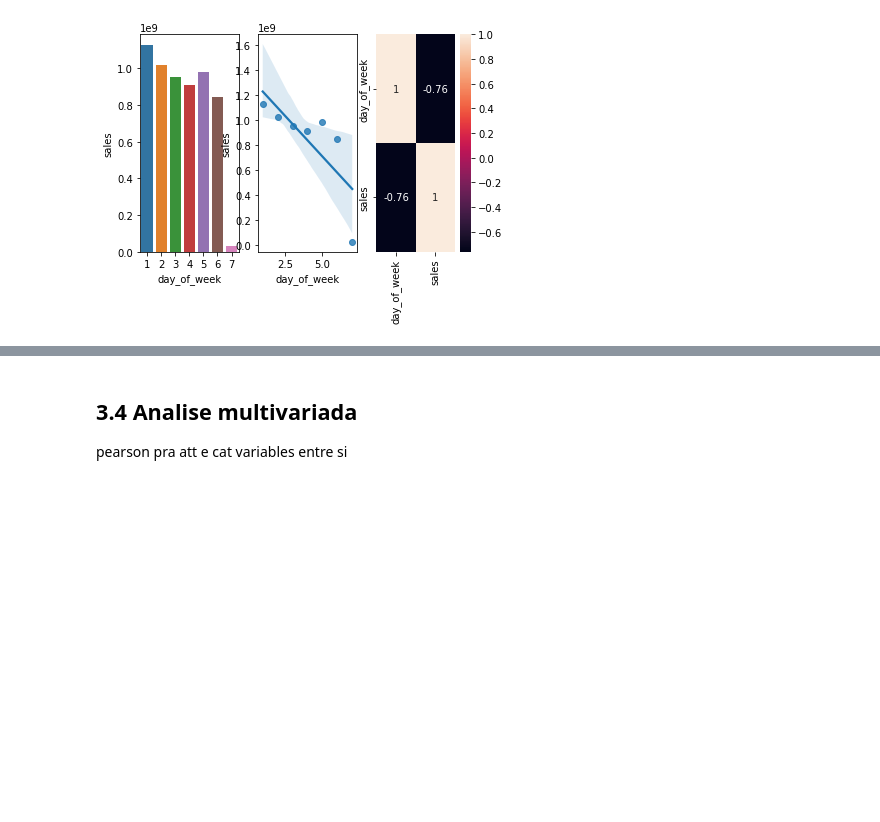
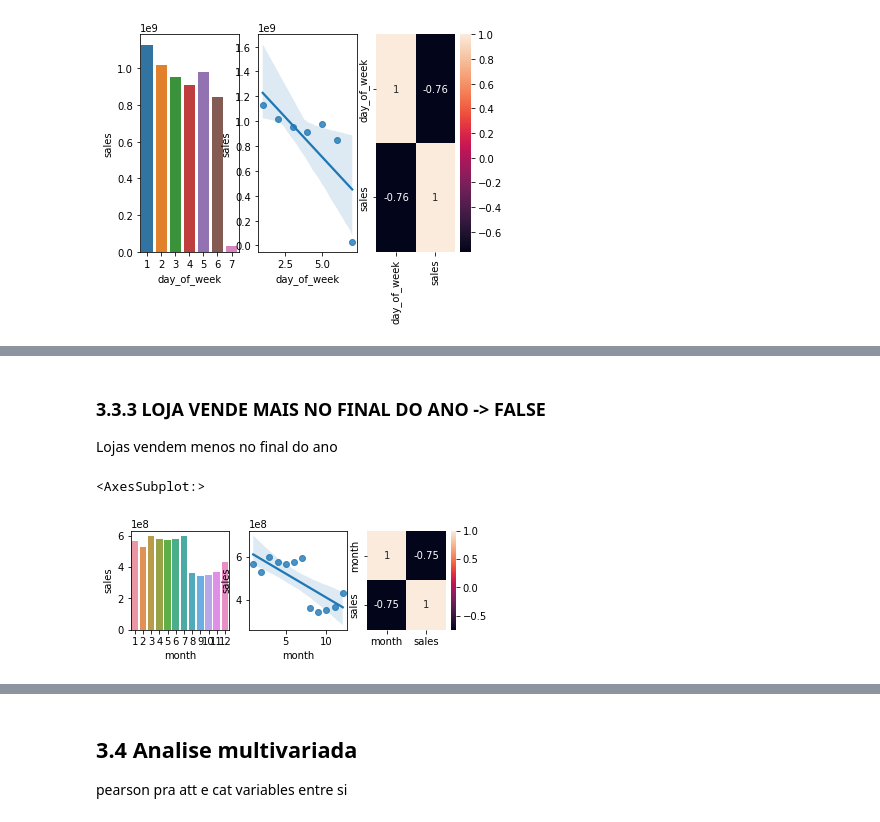
Before and after one commit to danjaca/predicting_sales_rossmann, a Jupyter notebook: Rossmann_predict_sales.ipynb, the cells around one changed output, grey strips where cells are left out. Saved outputs shown, nothing was run; the diff lists cells and outputs as text; code cells hidden in the pictures; blank space fills up the shorter version.

```diff
--- a/Rossmann_predict_sales.ipynb
+++ b/Rossmann_predict_sales.ipynb
@@ -586,0 +602,18 @@ sns.heatmap(aux.corr(method='pearson'),annot=True);
+# %% [markdown]
+### 3.3.3 LOJA VENDE MAIS NO FINAL DO ANO -> FALSE
+
+Lojas vendem menos no final do ano
+# %%
+aux = df3[['sales','month']].groupby('month').sum().reset_index()
+
+plt.subplot(2,3,1)
+sns.barplot(x='month',y='sales',data=aux)
+
+plt.subplot(2,3,2)
+sns.regplot(x='month',y='sales',data=aux)
+
+plt.subplot(2,3,3)
+sns.heatmap(aux.corr(method='pearson'),annot=True)
+# %% [output]
+<AxesSubplot:>
+[figure, added]
```
Also changed, not shown: parts of 7 cells of this notebook.
